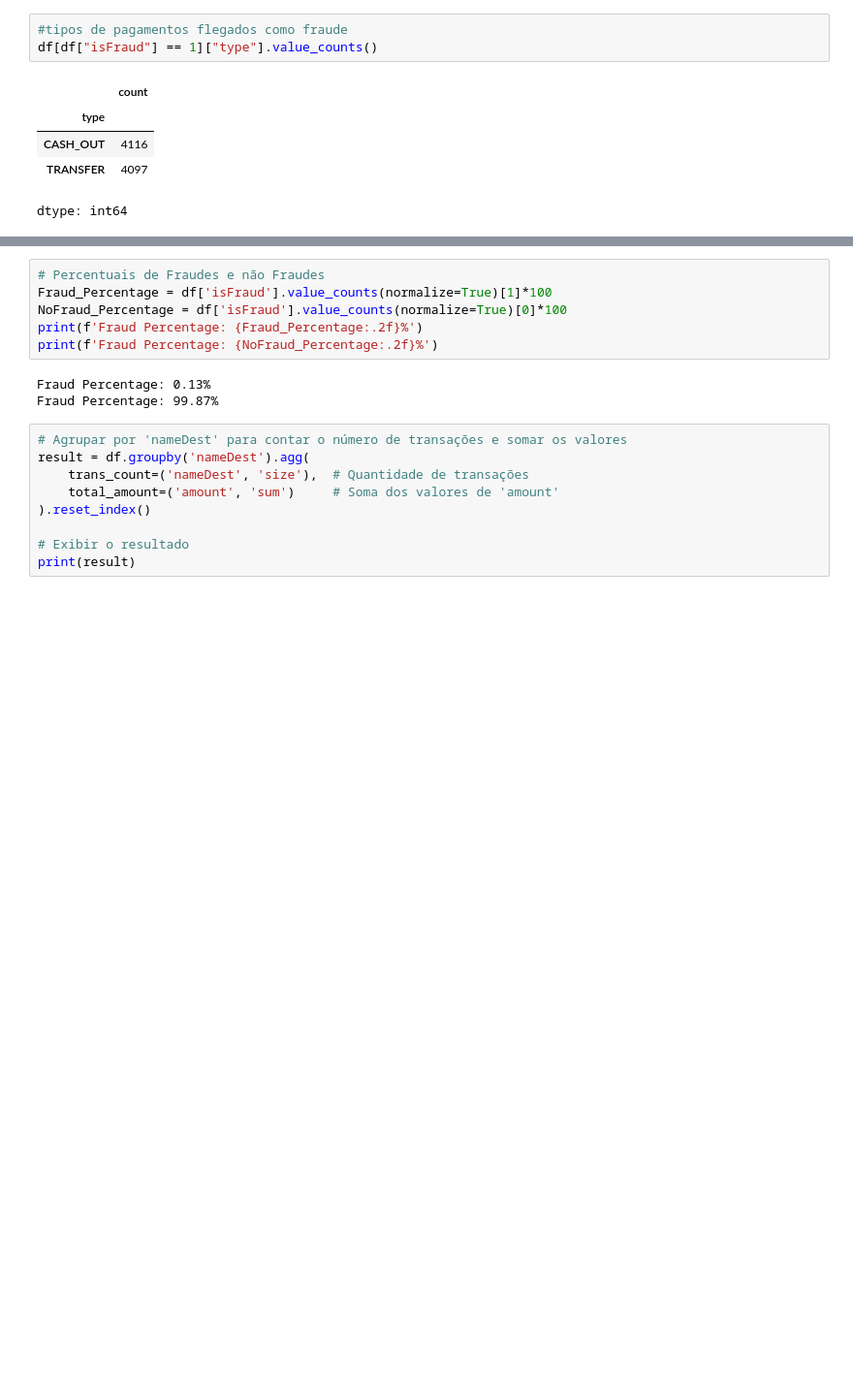
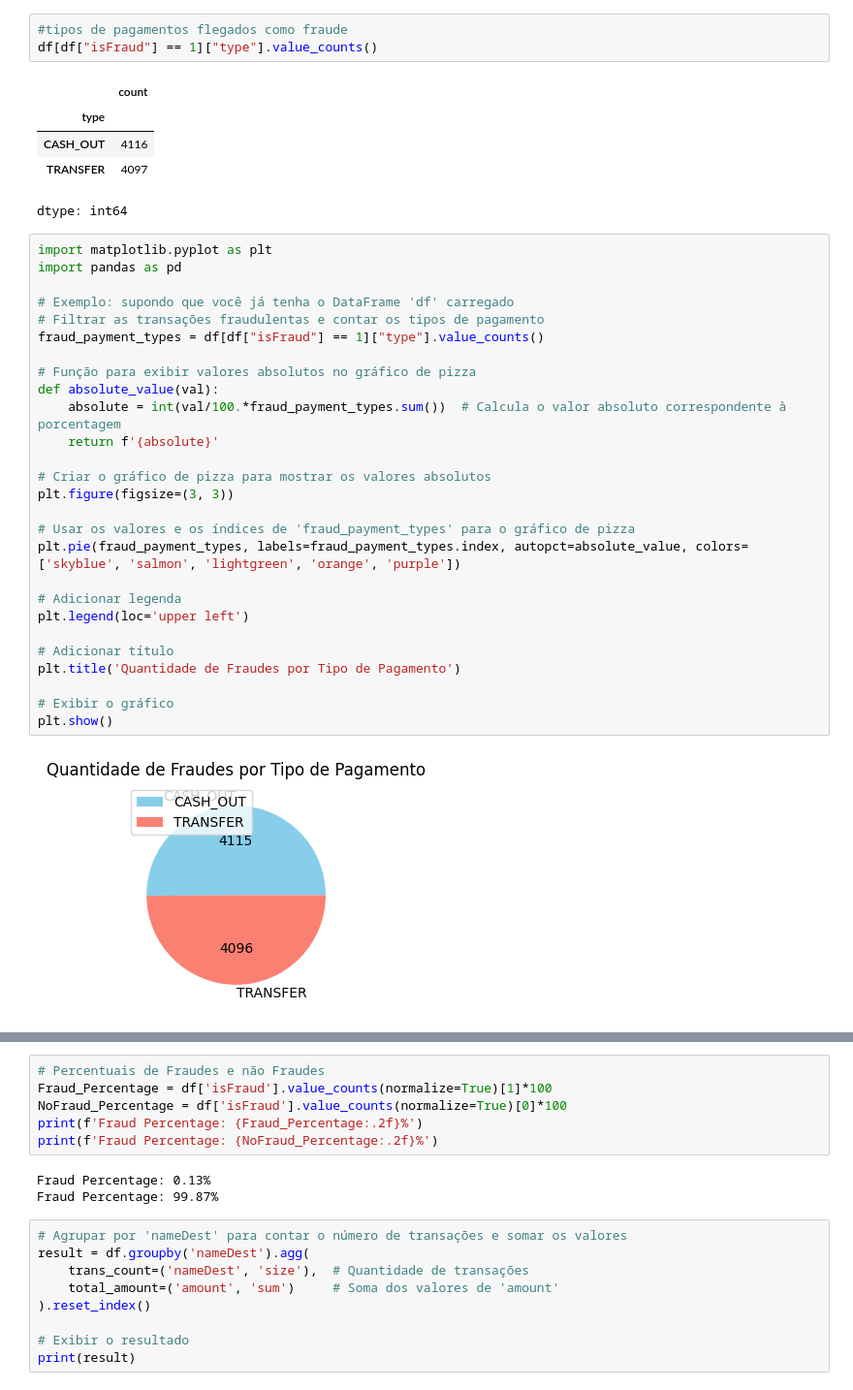
Before and after one commit to BrunaCFerreiraAzevedo/PredicaoFraude, a Jupyter notebook: AnaliseExploratoria.ipynb, the cells around one changed output, grey strips where cells are left out. Shown: that part at 97% size. Cells and saved outputs as stored; diff of their text form; blank space fills up the shorter version.

Commit message:
analise 3 com gráficos

```diff
--- a/AnaliseExploratoria.ipynb
+++ b/AnaliseExploratoria.ipynb
@@ -82,3 +85,32 @@ df[df["isFraud"] == 1]["type"].value_counts()
 | CASH_OUT | 4116 |
 | TRANSFER | 4097 |
 dtype: int64
+# %%
+import matplotlib.pyplot as plt
+import pandas as pd
+
+# Exemplo: supondo que você já tenha o DataFrame 'df' carregado
+# Filtrar as transações fraudulentas e contar os tipos de pagamento
+fraud_payment_types = df[df["isFraud"] == 1]["type"].value_counts()
+
+# Função para exibir valores absolutos no gráfico de pizza
+def absolute_value(val):
+    absolute = int(val/100.*fraud_payment_types.sum())  # Calcula o valor absoluto correspondente à porcentagem
+    return f'{absolute}'
+
+# Criar o gráfico de pizza para mostrar os valores absolutos
+plt.figure(figsize=(3, 3))
+
+# Usar os valores e os índices de 'fraud_payment_types' para o gráfico de pizza
+plt.pie(fraud_payment_types, labels=fraud_payment_types.index, autopct=absolute_value, colors=['skyblue', 'salmon', 'lightgreen', 'orange', 'purple'])
+
+# Adicionar legenda
+plt.legend(loc='upper left')
+
+# Adicionar título
+plt.title('Quantidade de Fraudes por Tipo de Pagamento')
+
+# Exibir o gráfico
+plt.show()
+# %% [output]
+[figure, added]
```
Also changed, not shown: parts of 5 cells of this notebook.
